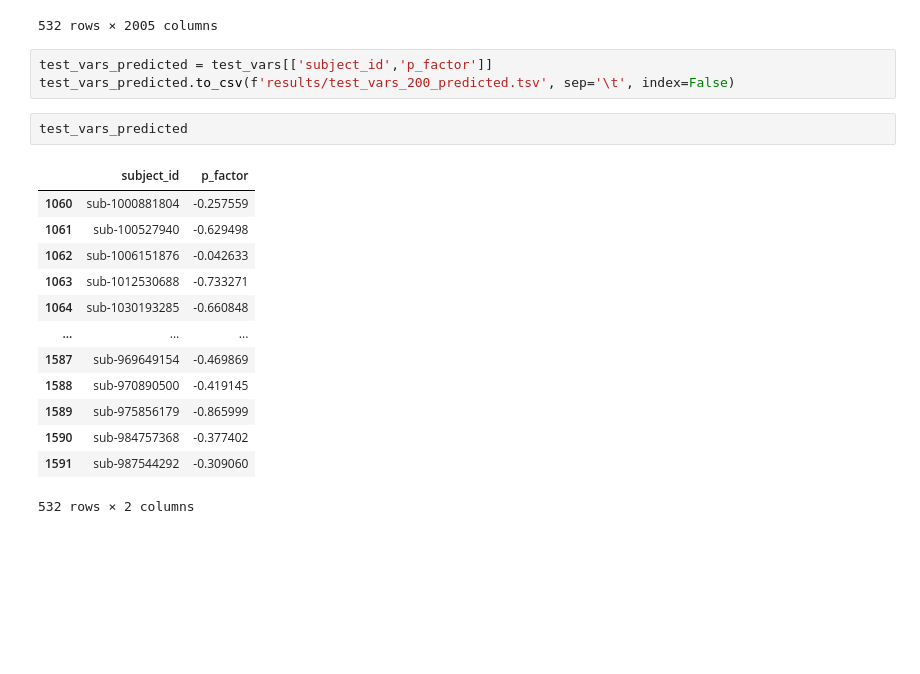
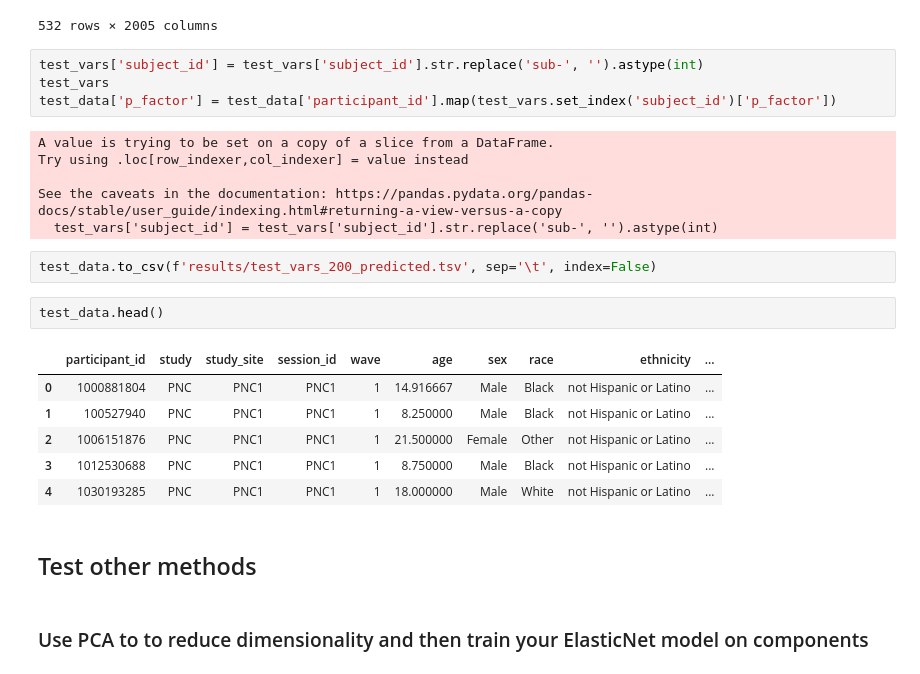
Before and after one commit to Menghan-Yang/week1-project-menghan, a Jupyter notebook: analysis.ipynb, the cells around one changed output. Saved outputs shown, nothing was run; the diff lists cells and outputs as text; blank space fills up the shorter version.

```diff
--- a/analysis.ipynb
+++ b/analysis.ipynb
@@ -1126,22 +1134,28 @@ test_vars
 | 1590 | sub-984757368 | 714 | 2007 | 2.655 | 0.514 | 0.125 | 0.034 | ... |
 | 1591 | sub-987544292 | 780 | 2220 | 2.748 | 0.503 | 0.118 | 0.022 | ... |
 532 rows × 2005 columns
+# %%
+test_vars['subject_id'] = test_vars['subject_id'].str.replace('sub-', '').astype(int)
+test_vars
+test_data['p_factor'] = test_data['participant_id'].map(test_vars.set_index('subject_id')['p_factor'])
+# %% [output]
+A value is trying to be set on a copy of a slice from a DataFrame.
+Try using .loc[row_indexer,col_indexer] = value instead
+
+See the caveats in the documentation: https://pandas.pydata.org/pandas-docs/stable/user_guide/indexing.html#returning-a-view-versus-a-copy
+  test_vars['subject_id'] = test_vars['subject_id'].str.replace('sub-', '').astype(int)
 # %%
-test_vars_predicted = test_vars[['subject_id','p_factor']]
-test_vars_predicted.to_csv(f'results/test_vars_200_predicted.tsv', sep='\t', index=False)
+test_data.to_csv(f'results/test_vars_200_predicted.tsv', sep='\t', index=False)
 # %%
-test_vars_predicted
+test_data.head()
 # %% [output]
-|  | subject_id | p_factor |
-| 1060 | sub-1000881804 | -0.257559 |
-| 1061 | sub-100527940 | -0.629498 |
-| 1062 | sub-1006151876 | -0.042633 |
-| 1063 | sub-1012530688 | -0.733271 |
-| 1064 | sub-1030193285 | -0.660848 |
-| ... | ... | ... |
-| 1587 | sub-969649154 | -0.469869 |
-| 1588 | sub-970890500 | -0.419145 |
-| 1589 | sub-975856179 | -0.865999 |
-| 1590 | sub-984757368 | -0.377402 |
-| 1591 | sub-987544292 | -0.309060 |
+|  | participant_id | study | study_site | session_id | wave | age | sex | race | ethnicity | ... |
+| 0 | 1000881804 | PNC | PNC1 | PNC1 | 1 | 14.916667 | Male | Black | not Hispanic or Latino | ... |
+| 1 | 100527940 | PNC | PNC1 | PNC1 | 1 | 8.250000 | Male | Black | not Hispanic or Latino | ... |
+| 2 | 1006151876 | PNC | PNC1 | PNC1 | 1 | 21.500000 | Female | Other | not Hispanic or Latino | ... |
+| 3 | 1012530688 | PNC | PNC1 | PNC1 | 1 | 8.750000 | Male | Black | not Hispanic or Latino | ... |
+| 4 | 1030193285 | PNC | PNC1 | PNC1 | 1 | 18.000000 | Male | White | not Hispanic or Latino | ... |
-532 rows × 2 columns
+# %% [markdown]
+## Test other methods
+# %% [markdown]
+### Use PCA to to reduce dimensionality and then train your ElasticNet model on components
```
Also changed, not shown: parts of 13 cells of this notebook, 3 other files.
